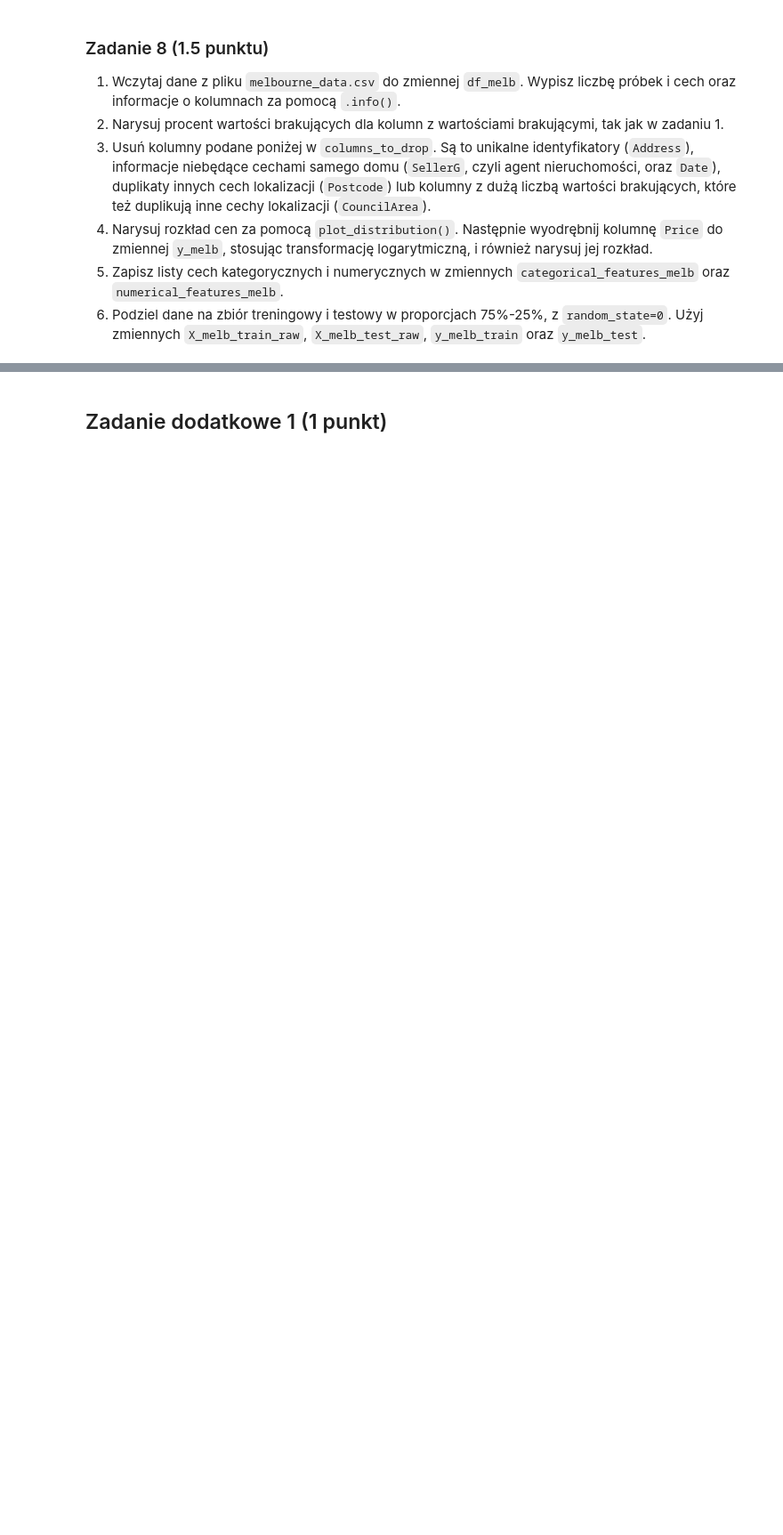
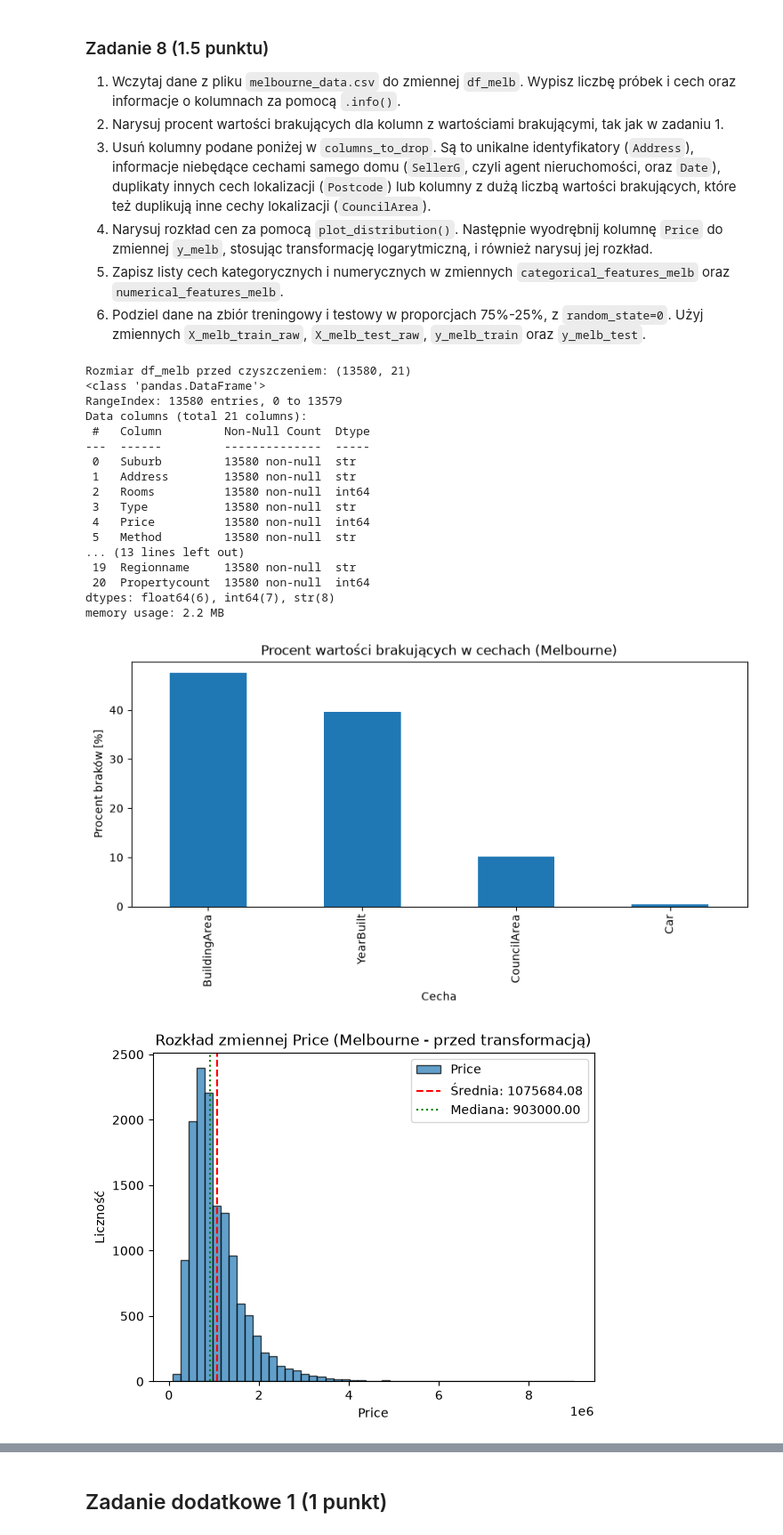
Before and after one commit to kassimma123/fundamentals-of-artificial-intelligence, a Jupyter notebook: lab1/lab_1.ipynb, the cells around one changed output, grey strips where cells are left out. Shown at 89% size. Cells and saved outputs as stored; diff of their text form; code cells hidden in the pictures; blank space fills up the shorter version.

```diff
--- a/lab1/lab_1.ipynb
+++ b/lab1/lab_1.ipynb
@@ -1197,0 +1444,66 @@ columns_to_drop = ["Address", "SellerG", "Date", "Postcode", "CouncilArea"]
+# %%
+columns_to_drop = ["Address", "SellerG", "Date", "Postcode", "CouncilArea"]
+
+# 1. Wczytanie danych
+df_melb = pd.read_csv("melbourne_data.csv")
+print(f"Rozmiar df_melb przed czyszczeniem: {df_melb.shape}")
+df_melb.info()
+
+# 2. Brakujące wartości
+missing_pct_melb = (
+    df_melb.isna()
+    .mean()
+    .mul(100)
+    .loc[lambda s: s > 0]
+    .sort_values(ascending=False)
+)
+missing_pct_melb.plot.bar(figsize=(10, 4))
+plt.title("Procent wartości brakujących w cechach (Melbourne)")
+plt.xlabel("Cecha")
+plt.ylabel("Procent braków [%]")
+plt.show()
+
+# 3. Usunięcie niepotrzebnych kolumn
+df_melb = df_melb.drop(columns=columns_to_drop)
+
+# 4. Rozkład cen i transformacja logarytmiczna
+plot_distribution(df_melb["Price"], "Rozkład zmiennej Price (Melbourne - przed transformacją)")
+y_melb = np.log1p(df_melb.pop("Price"))
+plot_distribution(y_melb, "Rozkład log(1 + Price) (Melbourne - po transformacji)")
+
+# 5. Podział na cechy kategoryczne i numeryczne
+categorical_features_melb = list(df_melb.select_dtypes(exclude="number").columns)
+numerical_features_melb = list(df_melb.select_dtypes(include="number").columns)
+
+print(f"Cechy kategoryczne ({len(categorical_features_melb)}): {categorical_features_melb}")
+print(f"Cechy numeryczne ({len(numerical_features_melb)}): {numerical_features_melb}")
+
+# 6. Podział na zbiór treningowy i testowy
+from sklearn.model_selection import train_test_split
+
+X_melb_train_raw, X_melb_test_raw, y_melb_train, y_melb_test = train_test_split(
+    df_melb, y_melb, test_size=0.25, random_state=0
+)
+
+print(f"Liczba próbek treningowych: {len(X_melb_train_raw)}")
+print(f"Liczba próbek testowych:    {len(X_melb_test_raw)}")
+# %% [output]
+Rozmiar df_melb przed czyszczeniem: (13580, 21)
+<class 'pandas.DataFrame'>
+RangeIndex: 13580 entries, 0 to 13579
+Data columns (total 21 columns):
+ #   Column         Non-Null Count  Dtype
+---  ------         --------------  -----
+ 0   Suburb         13580 non-null  str
+ 1   Address        13580 non-null  str
+ 2   Rooms          13580 non-null  int64
+ 3   Type           13580 non-null  str
+ 4   Price          13580 non-null  int64
+ 5   Method         13580 non-null  str
+... (13 lines left out)
+ 19  Regionname     13580 non-null  str
+ 20  Propertycount  13580 non-null  int64
+dtypes: float64(6), int64(7), str(8)
+memory usage: 2.2 MB
+[figure, added]
+[figure, added]
```
Also changed, not shown: parts of 34 cells of this notebook.
